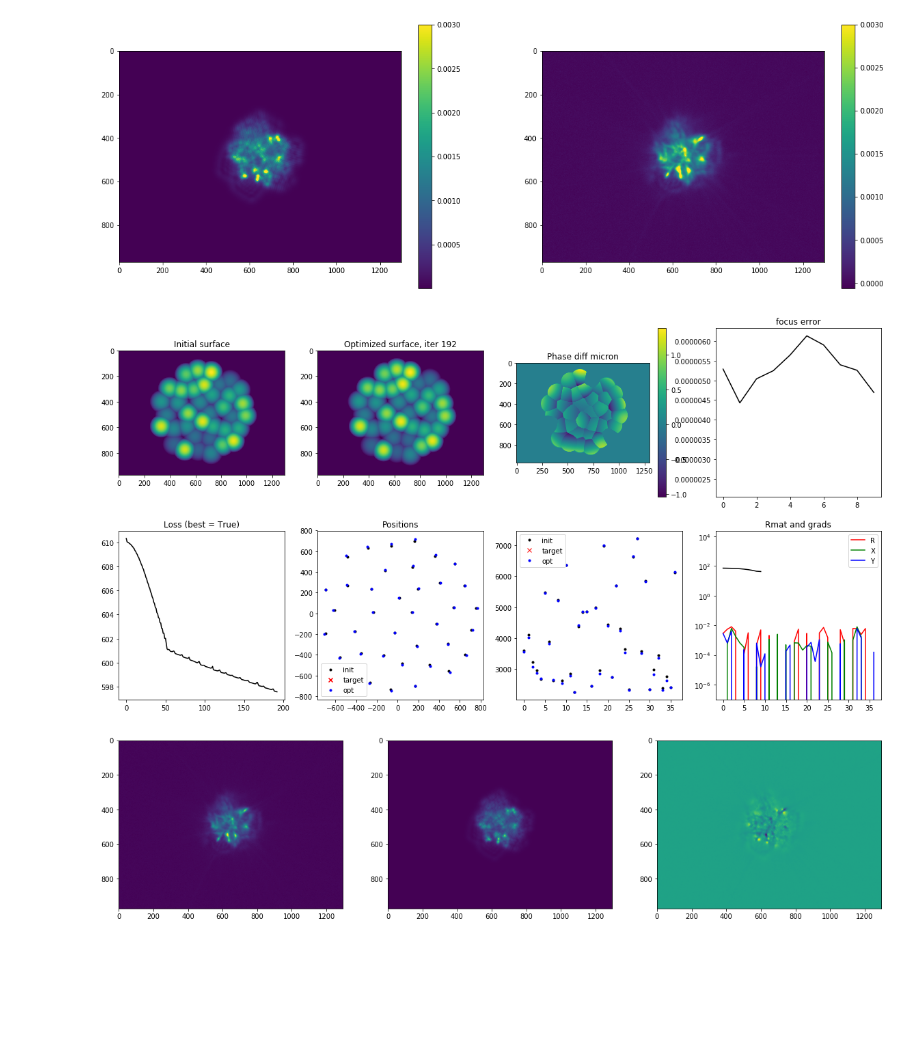
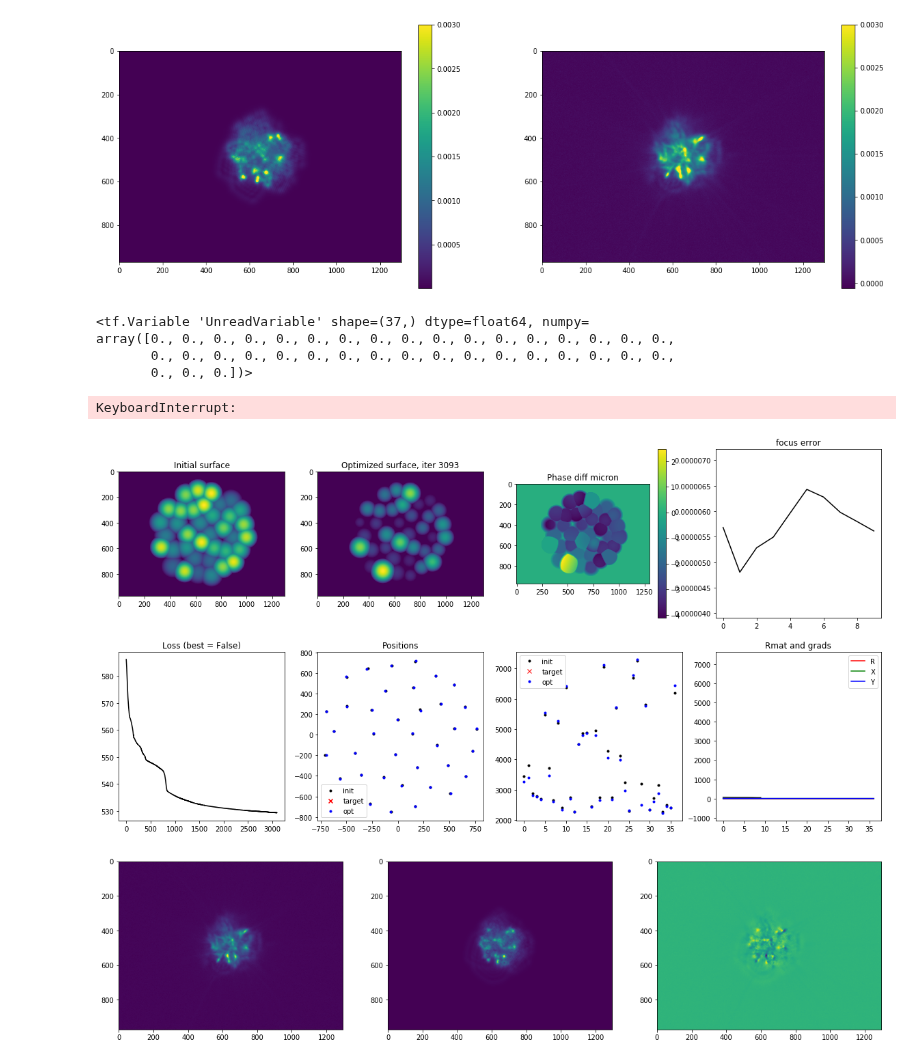
Before and after one commit to antipa/Randoscope_dev, a Jupyter notebook: miniscope_fit_3d_PSF.ipynb, the cells around one changed output. Drawn from its saved outputs; the diff is of its cells as text; code cells hidden in the pictures; blank space fills up the shorter version.

Commit message:
Incorporating Piston with good step sizes and constraints. This converges to a nice answer.

```diff
--- a/miniscope_fit_3d_PSF.ipynb
+++ b/miniscope_fit_3d_PSF.ipynb
@@ -101,7 +101,8 @@ array([97.87160497, 98.82409944, 98.87390786, 98.09431797, 96.99610005,
 
 #model_orig = sc.io.loadmat("../psf_meas/zstack_sim_test.mat")
 #model_orig = sc.io.loadmat("../psf_meas/zstack_nanoscribe_recipe.mat")
-model_orig = sc.io.loadmat('../designs/l1_GOOD_scaled_nanoscribe_v1_20190813_155152.mat')
+#model_orig = sc.io.loadmat('../designs/l1_GOOD_scaled_nanoscribe_v1_20190813_155152.mat')
+model_orig = sc.io.loadmat('../designs/l1_BETTER_scaled_nanoscribe_v1_20190813_183004.mat')
 xinit = model_orig['xpos'][0].astype(np.float64)
 yinit = model_orig['ypos'][0].astype(np.float64)
 rinit = model_orig['rlist'][0].astype(np.float64)
@@ -389,6 +383,7 @@ def gradients_and_scaling(model, loss, inputs):
     grad[1] = grad[1]
     grad[2] = grad[2]
     grad[3] = grad[3]/1000000000000000
+    grad[4] = grad[4]/4000
 
     grads=tf_utils.remove_nan_gradients(grad)
     return grad, lossvalue, Rmat
@@ -416,8 +411,8 @@ def gradients_and_scaling(model, loss, inputs):
 #         loss_pert.append(tf_utils.loss(model, defocus_grid))
 # %%
 
-defocus_grid = 1./(np.linspace(1/zstart, 1./zend, model.Nz))
-grad,lossvalue, Rmat=gradient(model,tf_utils.loss, defocus_grid)
+# defocus_grid = 1./(np.linspace(1/zstart, 1./zend, model.Nz))
+# grad,lossvalue, Rmat=gradient(model,tf_utils.loss, defocus_grid)
 # grad_nonan = tf_utils.remove_nan_gradients(grad)
 # grad_array = [grad_nonan[n].numpy() for n in range(len(grad_nonan))]
 
@@ -434,7 +429,13 @@ grad,lossvalue, Rmat=gradient(model,tf_utils.loss, defocus_grid)
 # plt.ylabel('d-loss')
 # %%
 re_init_model(model, xrot,yrot,rinit*1.0,zerninit,di=defocus_corr_init)
+model.lenslet_offset.assign(tf.zeros(model.Nlenslets,tf.float64))
 #re_init_model(model,xinit,yinit,rinit,zerninit)
+# %% [output]
+<tf.Variable 'UnreadVariable' shape=(37,) dtype=float64, numpy=
+array([0., 0., 0., 0., 0., 0., 0., 0., 0., 0., 0., 0., 0., 0., 0., 0., 0.,
+       0., 0., 0., 0., 0., 0., 0., 0., 0., 0., 0., 0., 0., 0., 0., 0., 0.,
+       0., 0., 0.])>
 # %%
 vars_init = model.variables
 # %%
@@ -445,7 +446,7 @@ def diff_tf(arr,ax):
     return(arr[slicer_] - arr[slicer])
 # %%
 # Options:
-step_size = .1e7/40000. #1e-8 works well for l2
+step_size = .1e7/50000. #1e-8 works well for l2
 use_averaged_gradient = False  # True: uses averaged gradient, False: uses single gradient
 optimizer_type = 'nesterov'           # options: 'gd': normal gradient descent, 'nesterov': nesterov acceleration
 num_iterations = 5000
@@ -562,7 +563,7 @@ for i in range(num_iterations):
 
 
             # Projection step
-            tf_utils.project_to_aper_keras(model,1100)
+            tf_utils.project_to_aper_keras(model,1300)
 
             # Update variables for next loop
             tk = tkp
@@ -593,6 +594,7 @@ for i in range(num_iterations):
             xbest = bestvars[1].numpy()
             ybest = bestvars[2].numpy()
             defocus_best = bestvars[3].numpy()
+            offset_best = bestvars[4].numpy()
             lossbest = lossvalue
         else:
             tk = tf.constant(1.,tf.float64)
@@ -628,32 +630,34 @@ for i in range(num_iterations):
         lh.remove()
         lh = ax[xyr,xyc].scatter(model.xpos.numpy(),model.ypos.numpy(),c='b', marker='.',label='opt')
         ax[xyr,xyc].legend()
         ax[xyr,xyc].set_title('Positions')
 
         Rh[0].remove()
         gradr[0].remove()
         gradx[0].remove()
         grady[0].remove()
         Rh = ax[Rr,Rc].plot(Rmat.numpy(),'k')
         gradr = ax[Rr,Rc].plot(grad[0].numpy(),'r',label='R')
         gradx = ax[Rr,Rc].plot(grad[1].numpy(),'g',label='X')
         grady  = ax[Rr,Rc].plot(grad[2].numpy(),'b',label='Y')
 
+
         ax[Rr,Rc].legend()
         #ax[Rr,Rc].set_title('gradient')
         ax[Rr,Rc].set_title('Rmat and grads')
 
 
         rh[0].remove()
         rh = ax[rr,rc].plot(model.rlist.numpy(),'b.',label='opt')
         ax[rr,rc].legend()
         display.display(plt.gcf())
         display.clear_output(wait=True)
 #     pl.remove?
 
 
 
 #cbar = fig.colorbar(rshow)
 # %% [output]
+KeyboardInterrupt:
-[figure, old version]
+[figure, new version]
 # %%
@@ -691,23 +699,25 @@ psf_opt_zstack = [psf_opt_zstack[n]*tf.reduce_sum(model.target_psf[n] * psf_opt_
 
 psf_opt_zstack = [psf_opt_zstack[n].numpy() for n in range(model.Nz)]
 
-# best_dict = {
-#     'xpos':xbest,
-#     'ypos':ybest,
-#     'rlist':rbest,
-#     'zstack_best':psf_opt_zstack,
-#     'defocus_list':defocus_grid,
-#     'defocus_correction':defocus_best,
-#     'zern_list':zerninit,
-#     'Rmat':Rmat.numpy,
-#     'loss':losslist
-# }
+best_dict = {
+    'xpos':xbest,
+    'ypos':ybest,
+    'rlist':rbest,
+    'zstack_best':psf_opt_zstack,
+    'defocus_list':defocus_grid,
+    'defocus_correction':defocus_best,
+    'zern_list':zerninit,
+    'offset_list':offset_best,
+    'Rmat':Rmat.numpy,
+    'loss':losslist
+}
 
-# dt = datetime.datetime.now()
-# dts = dt.strftime("%Y%m%d_%H%M%S")
+dt = datetime.datetime.now()
+dts = dt.strftime("%Y%m%d_%H%M%S")
 
-# sc.io.savemat('../designs/l1_GOOD_scaled_nanoscribe_v1_' + dts + '.mat',best_dict)
+sc.io.savemat('../designs/l1_3kiter_BETTER_scaled_piston_nanoscribe_v1_' + dts + '.mat',best_dict)
 fig, ax = plt.subplots(1,3,figsize=(20,10))
+
 for tz in range(model.Nz):
     target_slice = psf_opt_zstack[tz]
     # slice_blurred = tf_2d_conv(target_slice, model.source_kern,'SAME')
@@ -720,9 +730,9 @@ for tz in range(model.Nz):
 
     ax[2].imshow((psf_opt_zstack[tz] - model.target_psf[tz].numpy()))
     drawnow()
-    #fig.savefig('../animations/zstack_{}.png'.format(tz), bbox_inches='tight', pad_inches=0)
+    fig.savefig('../animations/zstack_focus_piston_3kiter_{}.png'.format(tz), bbox_inches='tight', pad_inches=0)
 # %% [output]
-[figure, old version]
+[figure, new version]
 # %%
 test_model = sc.io.loadmat('../designs/l1_GOOD_scaled_nanoscribe_v1_20190813_155152.mat')
 test_model['defocus_correction']
```
Also changed, not shown: parts of 7 cells of this notebook, 1 other file.
